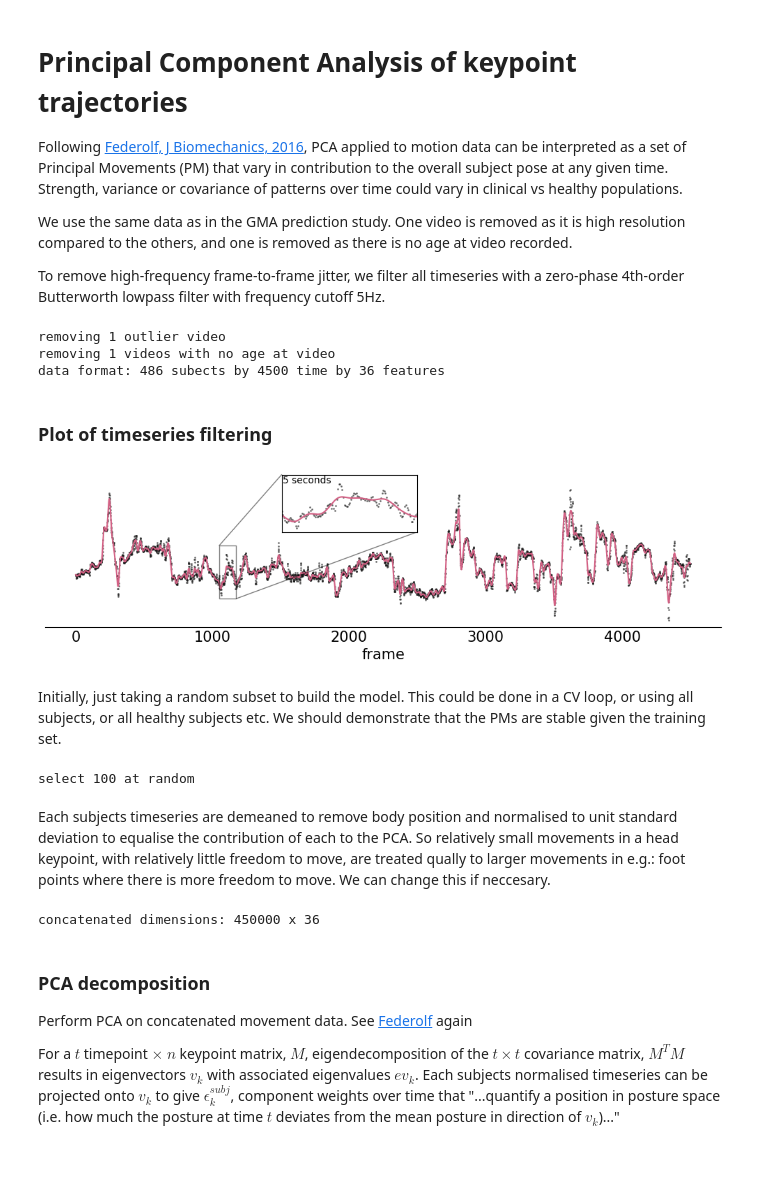
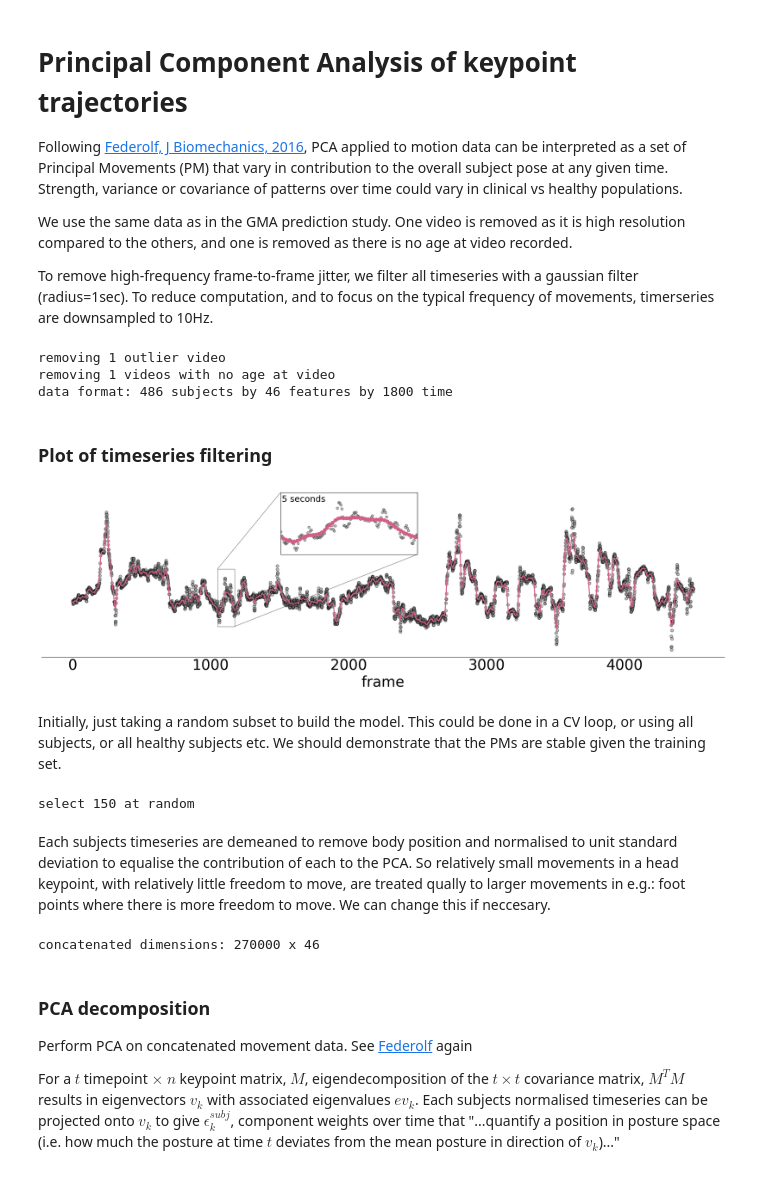
Before and after one commit to garedaba/state-space, a Jupyter notebook: PrincipalMovements.ipynb, the cells around one changed output. Cells and saved outputs as stored; diff of their text form; code cells hidden in the pictures.

```diff
--- a/PrincipalMovements.ipynb
+++ b/PrincipalMovements.ipynb
@@ -47,69 +43,71 @@ Following [Federolf, J Biomechanics, 2016](https://www.sciencedirect.com/science
 
 We use the same data as in the GMA prediction study. One video is removed as it is high resolution compared to the others, and one is removed as there is no age at video recorded.
 
-To remove high-frequency frame-to-frame jitter, we filter all timeseries with a zero-phase 4th-order Butterworth lowpass filter with frequency cutoff 5Hz.
+To remove high-frequency frame-to-frame jitter, we filter all timeseries with a gaussian filter (radius=1sec). To reduce computation, and to focus on the typical frequency of movements, timerseries are downsampled to 10Hz.
 # %%
 # load data
 data, info = load_data(DATA_DIR)
 
-n_s, n_t, n_k = np.shape(data)
-print('data format: {:} subects by {:} time by {:} features'.format(n_s, n_t, n_k))
+# rearrange for smoothing and angle calculation
+processed_data = process_data(data, add_features=True, frequency=FREQ, new_frequency=NEW_FREQ, do_filter=FILTER)[0]
+processed_data = rearrange(processed_data, 'subjects time features -> subjects features time')
+npoints = np.shape(processed_data)[-1]
 
-# rearrange for smoothing and angle calculation
-processed_data = process_data(data, add_features=False, do_filter=True, filter_cutoff=FILTER_CUTOFF)[0]
-processed_data = rearrange(processed_data, 'subjects time features -> subjects features time')
+print('data format: {:} subjects by {:} features by {:} time '.format(*np.shape(processed_data)))
 # %% [output]
 removing 1 outlier video
 removing 1 videos with no age at video
-data format: 486 subects by 4500 time by 36 features
+data format: 486 subjects by 46 features by 1800 time
 # %% [markdown]
 ### Plot of timeseries filtering
 # %%
-fig, ax = plt.subplots(1,1, figsize=(10,3))
+fig, ax = plt.subplots(1,1, figsize=(20,6))
 xdata = np.arange(4500)
-ydata = (data[0,:4500,9] - np.mean(data[0,:4500,9])) # subect 0, keypoint 9
+ydata = (data[0,:4500,9] - np.mean(data[0,:4500,9])) # subect 0, keypoint
+xfdata = np.arange(npoints) * (FREQ/NEW_FREQ)
 fdata = processed_data[0,9,:] - np.mean(processed_data[0,9,:])
 
-ax.scatter(xdata, ydata, s=1, edgecolor='black', facecolor='grey', alpha=0.5)
-ax.plot(fdata, lw=1.5, c='#d36084')
+ax.scatter(xdata, ydata, s=35, edgecolor='black', facecolor='grey', alpha=0.5)
+ax.plot(xfdata,fdata, '-o', lw=2, c='#d36084', markersize=1)
 ax.set_yticklabels([])
-ax.tick_params(length=0, labelsize=15)
-ax.set_xlabel('frame', fontsize=15)
+ax.tick_params(length=0, labelsize=30)
+ax.set_xlabel('frame', fontsize=30)
 
 # inset axes....
 axins = ax.inset_axes([0.35, 0.66, .2, .4])
-axins.scatter(xdata, ydata, s=1, edgecolor='black', facecolor='grey', alpha=0.5)
-axins.plot(fdata, lw=1.5, c='#d36084')
+axins.scatter(xdata, ydata, s=25, edgecolor='black', facecolor='grey', alpha=0.5)
+axins.plot(xfdata, fdata, '-o', lw=2, c='#d36084', markersize=7)
 
 axins.set_xlim(1050, 1175)
 axins.set_ylim(-5, 3)
 axins.set_xticklabels([])
 axins.set_yticklabels([])
 axins.tick_params(length=0)
-axins.text(1051,1.8,'5 seconds')
+axins.text(1051,1.8,'5 seconds', fontsize=18)
 ax.indicate_inset_zoom(axins, edgecolor="black")
 
 sns.despine(ax=ax, left=True)
 
 plt.tight_layout()
-plt.savefig('{:}/signal_filter.png'.format(FIGURE_DIR), transparent=False)
+plt.savefig('{:}/signal_filter.png'.format(FIGURE_DIR), transparent=False, dpi=350)
 # %% [output]
-[figure, old version]
+[figure, new version]
 # %% [markdown]
 Initially, just taking a random subset to build the model. This could be done in a CV loop, or using all subjects, or all healthy subjects etc. We should demonstrate that the PMs are stable given the training set.
 # %%
 # take random subset
 print('')
 print('select {:} at random'.format(N_SELECT))
-rand_idx = np.arange(n_s)
+rand_idx = np.arange(len(processed_data))
+np.random.seed(1001) # fix for replicating
 np.random.shuffle(rand_idx)
 model_data = processed_data[rand_idx[:N_SELECT],:,:]
 
 #save record of subects in subset
 info.to_csv('{:}all_subject_info.csv'.format(OUTPUT_DIR), index=None)
-info.iloc[rand_idx[:N_SELECT]].to_csv('{:}decomposition_subset_info.csv'.format(OUTPUT_DIR), index=None)
+info.iloc[rand_idx[:N_SELECT]].to_csv('{:}random_subset_info.csv'.format(OUTPUT_DIR), index=None)
 # %% [output]
-select 100 at random
+select 150 at random
 # %% [markdown]
 Each subjects timeseries are demeaned to remove body position and normalised to unit standard deviation to equalise the contribution of each to the PCA. So relatively small movements in a head keypoint, with relatively little freedom to move, are treated qually to larger movements in e.g.: foot points where there is more freedom to move. We can change this if neccesary.
 # %%
@@ -127,10 +125,13 @@ for i in tqdm(np.arange(len(model_data))):
     subject_data_normed.append(demeaned_data / subject_norms[i][:, np.newaxis])
 
 # concatenate timeseries across subjects
+np.save('{:}subject_data_means.npy'.format(OUTPUT_DIR), subject_means)
+np.save('{:}subject_data_norms.npy'.format(OUTPUT_DIR), subject_norms)
+
 subject_data_normed = np.concatenate(subject_data_normed, axis=1).T
 print('concatenated dimensions: {:} x {:}'.format(*subject_data_normed.shape))
 # %% [output]
-concatenated dimensions: 450000 x 36
+concatenated dimensions: 270000 x 46
 # %% [markdown]
 ### PCA decomposition
 Perform PCA on concatenated movement data. See [Federolf](https://www.sciencedirect.com/science/article/pii/S0021929015007381) again
```
Also changed, not shown: parts of 15 cells of this notebook, 3 other files.
